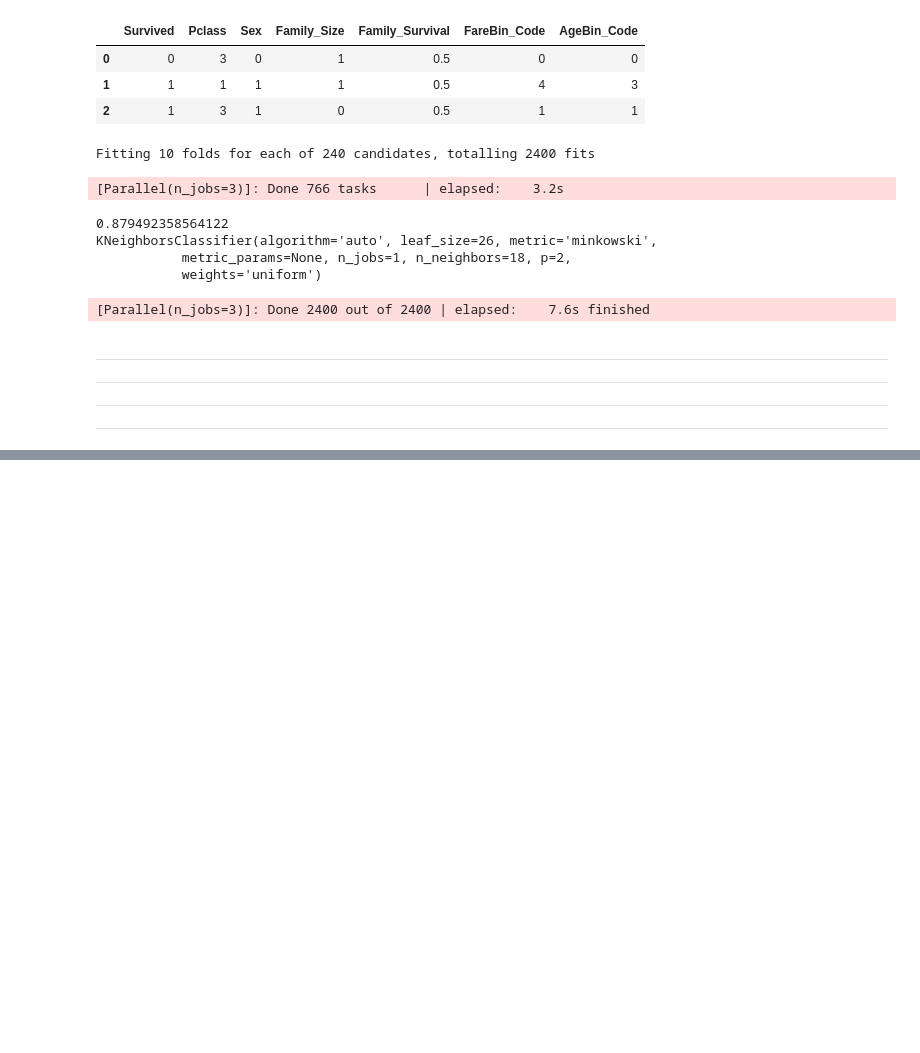
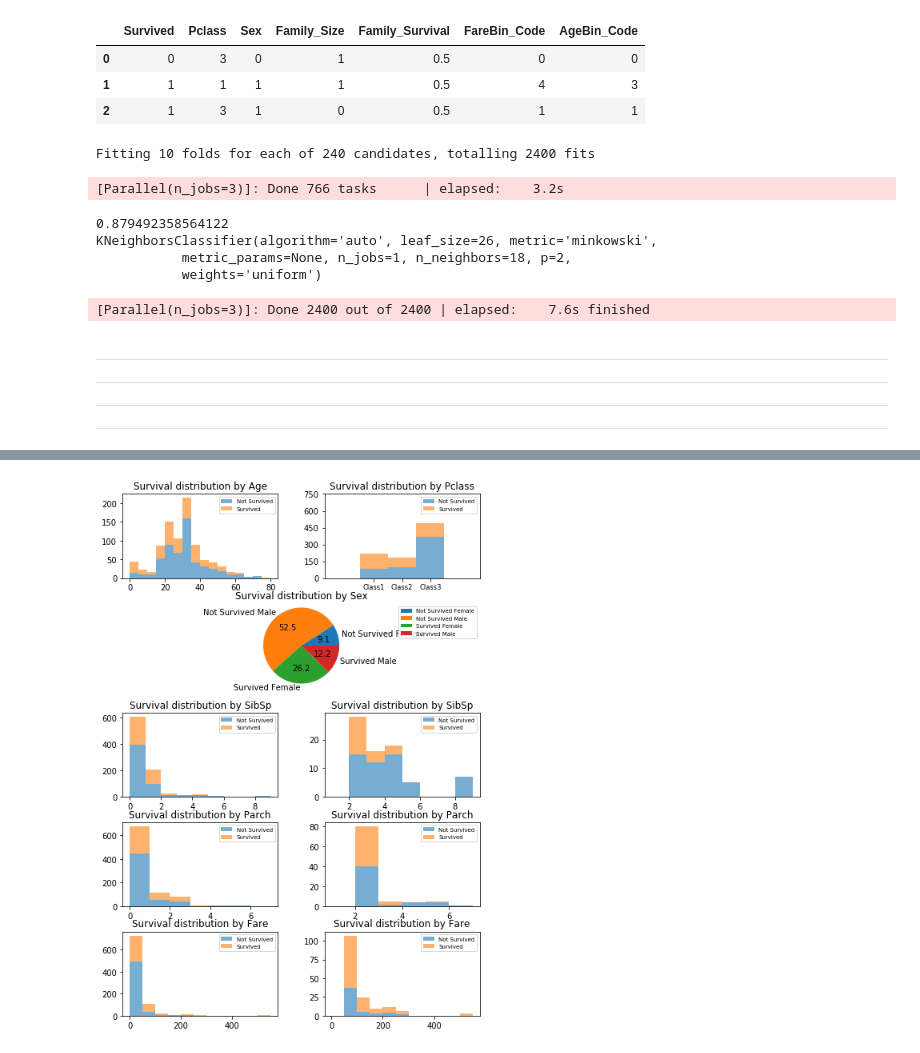
Before and after one commit to alancet/test, a Jupyter notebook: kaggle/titanic/src/othersNote.ipynb, the cells around one changed output, grey strips where cells are left out. Saved outputs shown, nothing was run; the diff lists cells and outputs as text; code cells hidden in the pictures; blank space fills up the shorter version.

```diff
--- a/kaggle/titanic/src/othersNote.ipynb
+++ b/kaggle/titanic/src/othersNote.ipynb
@@ -1334,0 +1625,6 @@ The end ...
+# %%
+import pandas as pd
+train = pd.read_csv('../input/train.csv')
+test = pd.read_csv('../input/test.csv')
+print(train.info())
+print(test.info())
@@ -1334,0 +1712,76 @@ The end ...
+# %%
+import matplotlib.pyplot as plt
+alpha = 0.6
+fig = plt.figure(figsize=(8, 12))
+grouped = train.groupby(['Survived'])
+group0 = grouped.get_group(0)
+group1 = grouped.get_group(1)
+
+plot_rows = 5
+plot_cols = 2
+ax1 = plt.subplot2grid((plot_rows,plot_cols), (0,0), rowspan=1, colspan=1)
+plt.hist([group0.Age, group1.Age], bins=16, range=(0,80), stacked=True,
+        label=['Not Survived', 'Survived'], alpha=alpha)
+plt.legend(loc='best', fontsize='x-small')
+ax1.set_title('Survival distribution by Age')
+
+ax2 = plt.subplot2grid((plot_rows,plot_cols), (0,1), rowspan=1, colspan=1)
+n, bins, patches = plt.hist([group0.Pclass, group1.Pclass], bins=5, range=(0,5),
+        stacked=True, label=['Not Survived', 'Survived'], alpha=alpha)
+plt.legend(loc='best', fontsize='x-small')
+ax2.set_xticks([1.5, 2.5, 3.5])
+ax2.set_xticklabels(['Class1', 'Class2', 'Class3'], fontsize='small')
+ax2.set_yticks([0, 150, 300, 450, 600, 750])
+ax2.set_title('Survival distribution by Pclass')
+
+ax3 = plt.subplot2grid((plot_rows,plot_cols), (1,0), rowspan=1, colspan=2)
+ax3.set_title('Survival distribution by Sex')
+patches, l_texts, p_texts = plt.pie(train.groupby(['Survived', 'Sex']).size(),
+        labels=['Not Survived Female', 'Not Survived Male', 'Survived Female', 'Survived Male'],
+        autopct='%3.1f', labeldistance = 1.1, pctdistance = 0.6)
+plt.legend(loc='upper right', fontsize='x-small')
+for t in l_texts:
+    t.set_size(10)
+for p in p_texts:
+    p.set_size(10)
+#plt.legend(loc='best', fontsize='x-small')
+plt.axis('equal')
+
+ax4 = plt.subplot2grid((plot_rows,plot_cols), (2,0), rowspan=1, colspan=1)
+ax4.set_title('Survival distribution by SibSp')
+plt.hist([group0.SibSp, group1.SibSp], bins=9, range=(0,9), stacked=True,
+        label=['Not Survived', 'Survived'], log=False, alpha=alpha)
+plt.legend(loc='best', fontsize='x-small')
+
+ax5 = plt.subplot2grid((plot_rows,plot_cols), (2,1), rowspan=1, colspan=1)
+ax5.set_title('Survival distribution by SibSp')
+plt.hist([group0[group0.SibSp>1].SibSp, group1[group1.SibSp>1].SibSp], bins=8, range=(1, 9), stacked=True,
+        label=['Not Survived', 'Survived'], log=False, alpha=alpha)
+plt.legend(loc='best', fontsize='x-small')
+
+ax6 = plt.subplot2grid((plot_rows,plot_cols), (3,0), rowspan=1, colspan=1)
+ax6.set_title('Survival distribution by Parch')
+plt.hist([group0.Parch, group1.Parch], bins=7, range=(0,7), stacked=True,
+        label=['Not Survived', 'Survived'], log=False, alpha=alpha)
+plt.legend(loc='best', fontsize='x-small')
+
+ax7 = plt.subplot2grid((plot_rows,plot_cols), (3,1), rowspan=1, colspan=1)
+ax7.set_title('Survival distribution by Parch')
+plt.hist([group0[group0.Parch>1].Parch, group1[group1.Parch>1].Parch], bins=6, range=(1, 7), stacked=True,
+        label=['Not Survived', 'Survived'], log=False, alpha=alpha)
+plt.legend(loc='best', fontsize='x-small')
+
+ax8 = plt.subplot2grid((plot_rows,plot_cols), (4,0), rowspan=1, colspan=1)
+ax8.set_title('Survival distribution by Fare')
+plt.hist([group0.Fare, group1.Fare], bins=11, range=(0, 550), stacked=True,
+        label=['Not Survived', 'Survived'], log=False, alpha=alpha)
+plt.legend(loc='best', fontsize='x-small')
+
+ax9 = plt.subplot2grid((plot_rows,plot_cols), (4,1), rowspan=1, colspan=1)
+ax9.set_title('Survival distribution by Fare')
+plt.hist([group0[group0.Fare>50].Fare, group1[group1.Fare>50].Fare], bins=11, range=(0, 550), stacked=True,
+        label=['Not Survived', 'Survived'], log=False, alpha=alpha)
+plt.legend(loc='best', fontsize='x-small')
+plt.subplots_adjust(wspace=0.3, hspace=0.3)
+# %% [output]
+[figure, added]
```
Also changed, not shown: parts of 39 cells of this notebook, 5 other files.
